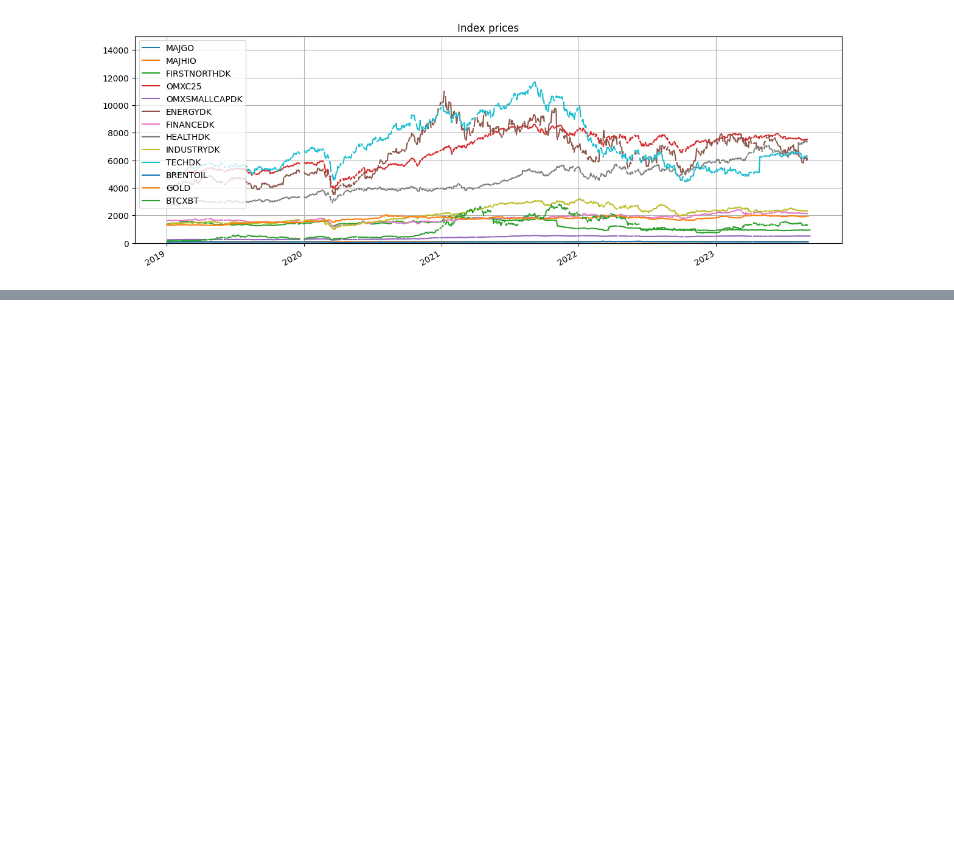
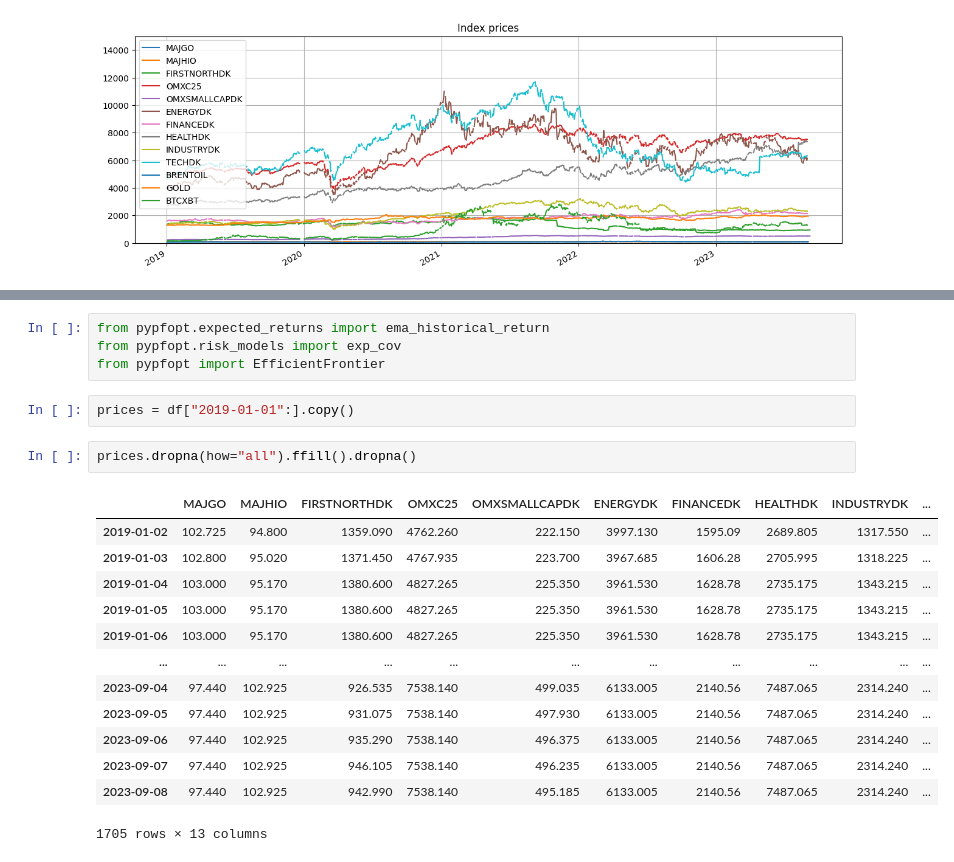
Before and after one commit to bjarkeh97/investment, a Jupyter notebook: project/backtest.ipynb, the cells around one changed output, grey strips where cells are left out. Cells and saved outputs as stored; diff of their text form; blank space fills up the shorter version.

```diff
--- a/project/backtest.ipynb
+++ b/project/backtest.ipynb
@@ -59,0 +78,22 @@ df["2019":].plot(ylim=(0,15000), grid=True, title="Index prices")
+# %%
+from pypfopt.expected_returns import ema_historical_return
+from pypfopt.risk_models import exp_cov
+from pypfopt import EfficientFrontier
+# %%
+prices = df["2019-01-01":].copy()
+# %%
+prices.dropna(how="all").ffill().dropna()
+# %% [output]
+|  | MAJGO | MAJHIO | FIRSTNORTHDK | OMXC25 | OMXSMALLCAPDK | ENERGYDK | FINANCEDK | HEALTHDK | INDUSTRYDK | ... |
+| 2019-01-02 | 102.725 | 94.800 | 1359.090 | 4762.260 | 222.150 | 3997.130 | 1595.09 | 2689.805 | 1317.550 | ... |
+| 2019-01-03 | 102.800 | 95.020 | 1371.450 | 4767.935 | 223.700 | 3967.685 | 1606.28 | 2705.995 | 1318.225 | ... |
+| 2019-01-04 | 103.000 | 95.170 | 1380.600 | 4827.265 | 225.350 | 3961.530 | 1628.78 | 2735.175 | 1343.215 | ... |
+| 2019-01-05 | 103.000 | 95.170 | 1380.600 | 4827.265 | 225.350 | 3961.530 | 1628.78 | 2735.175 | 1343.215 | ... |
+| 2019-01-06 | 103.000 | 95.170 | 1380.600 | 4827.265 | 225.350 | 3961.530 | 1628.78 | 2735.175 | 1343.215 | ... |
+| ... | ... | ... | ... | ... | ... | ... | ... | ... | ... | ... |
+| 2023-09-04 | 97.440 | 102.925 | 926.535 | 7538.140 | 499.035 | 6133.005 | 2140.56 | 7487.065 | 2314.240 | ... |
+| 2023-09-05 | 97.440 | 102.925 | 931.075 | 7538.140 | 497.930 | 6133.005 | 2140.56 | 7487.065 | 2314.240 | ... |
+| 2023-09-06 | 97.440 | 102.925 | 935.290 | 7538.140 | 496.375 | 6133.005 | 2140.56 | 7487.065 | 2314.240 | ... |
+| 2023-09-07 | 97.440 | 102.925 | 946.105 | 7538.140 | 496.235 | 6133.005 | 2140.56 | 7487.065 | 2314.240 | ... |
+| 2023-09-08 | 97.440 | 102.925 | 942.990 | 7538.140 | 495.185 | 6133.005 | 2140.56 | 7487.065 | 2314.240 | ... |
+1705 rows × 13 columns
```
Also changed, not shown: parts of 5 cells of this notebook.
